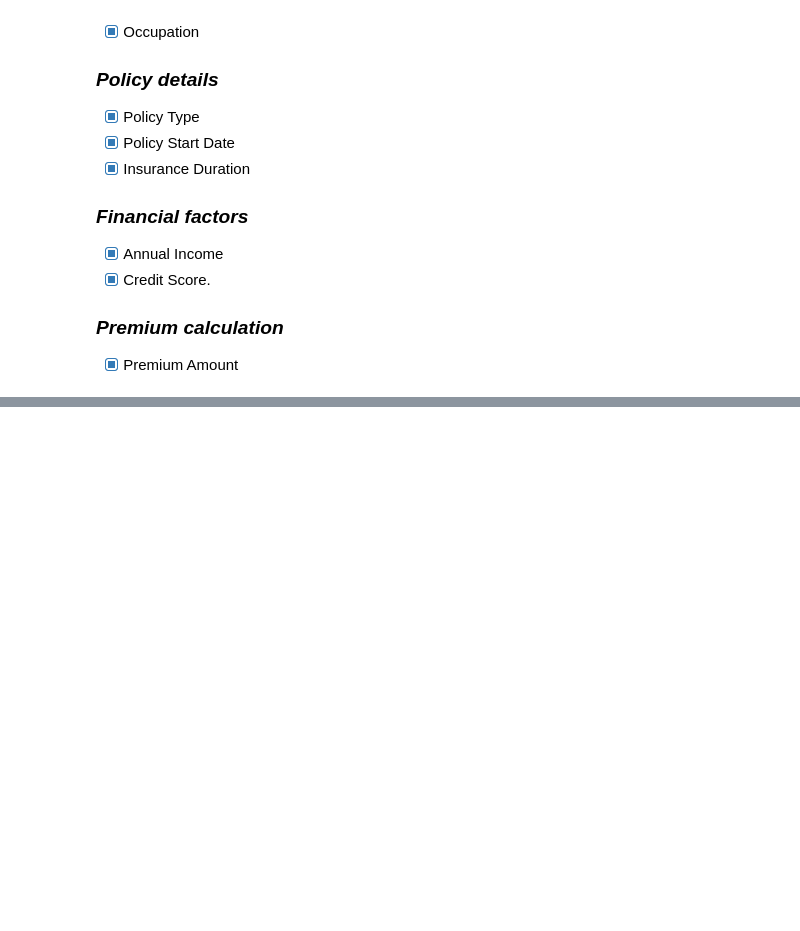
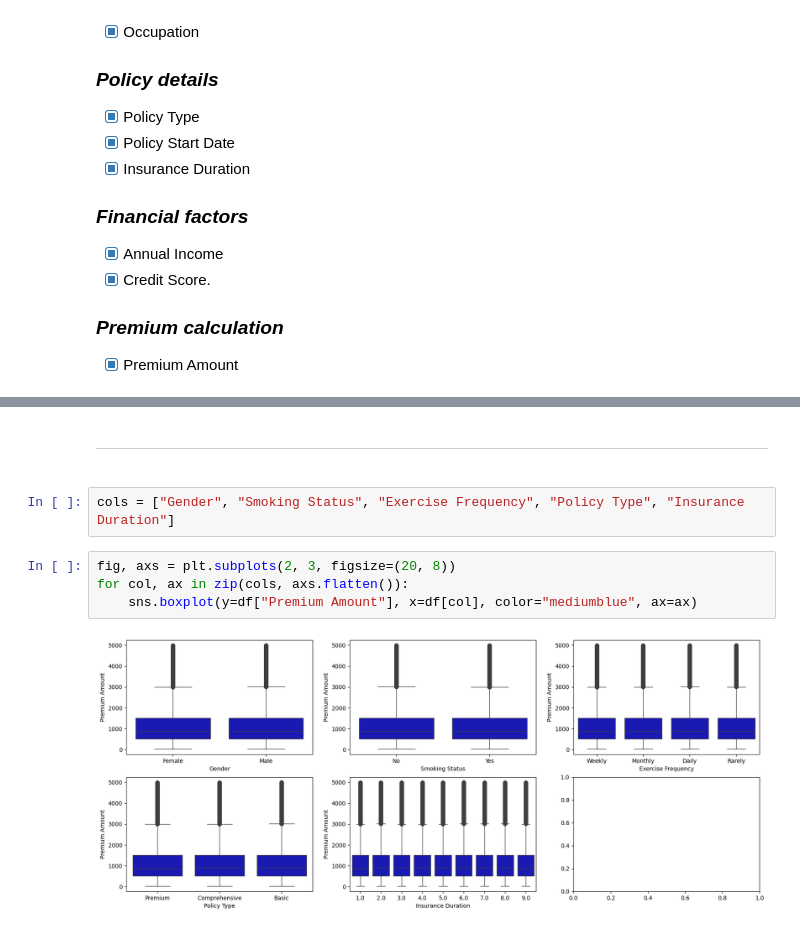
Before and after one commit to dileepNaiduOne/BUDGET-LifeInsurancePredictionApp, a Jupyter notebook: 3. EDA-Transformation.ipynb, the cells around one changed output, grey strips where cells are left out. Cells and saved outputs as stored; diff of their text form; blank space fills up the shorter version.

```diff
--- a/3. EDA-Transformation.ipynb
+++ b/3. EDA-Transformation.ipynb
@@ -295,0 +282,12 @@ Policy Start Date - Quarter ■■■ Premium Amount----✅
+# %% [markdown]
+#
+---
+#
+# %%
+cols = ["Gender", "Smoking Status", "Exercise Frequency", "Policy Type", "Insurance Duration"]
+# %%
+fig, axs = plt.subplots(2, 3, figsize=(20, 8))
+for col, ax in zip(cols, axs.flatten()):
+    sns.boxplot(y=df["Premium Amount"], x=df[col], color="mediumblue", ax=ax)
+# %% [output]
+[figure, added]
```
Also changed, not shown: parts of 92 cells of this notebook, 1 other file.
